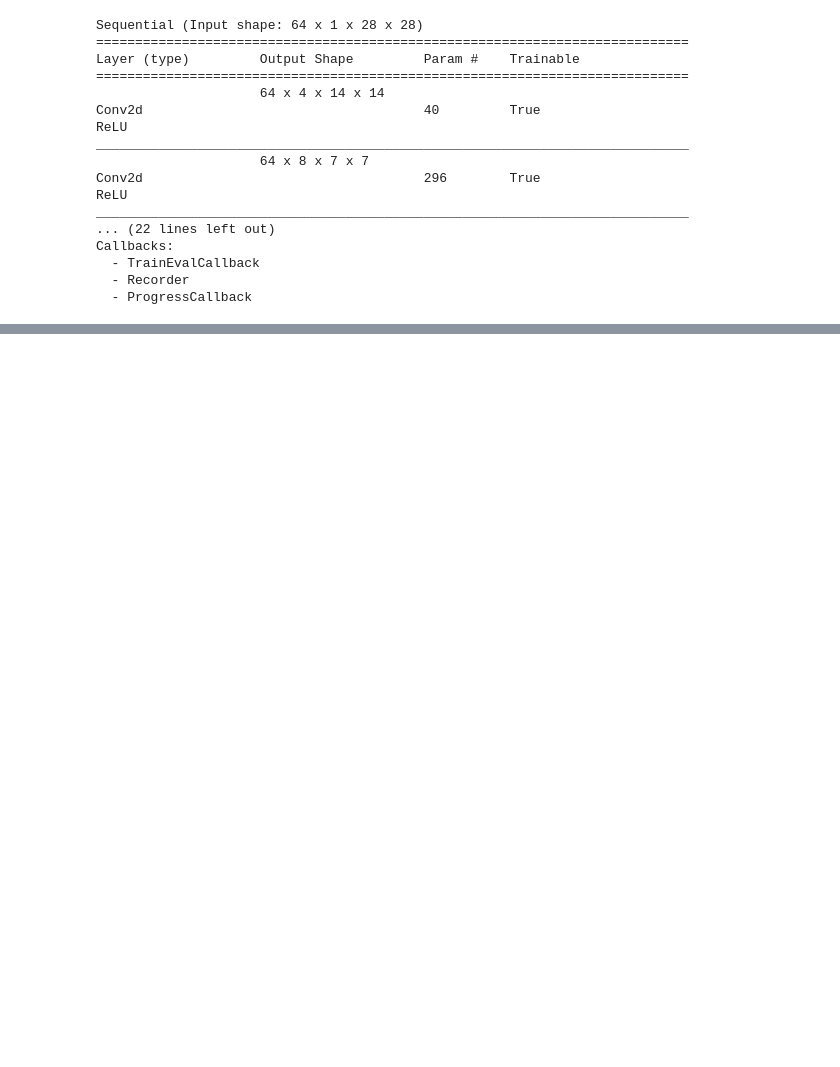
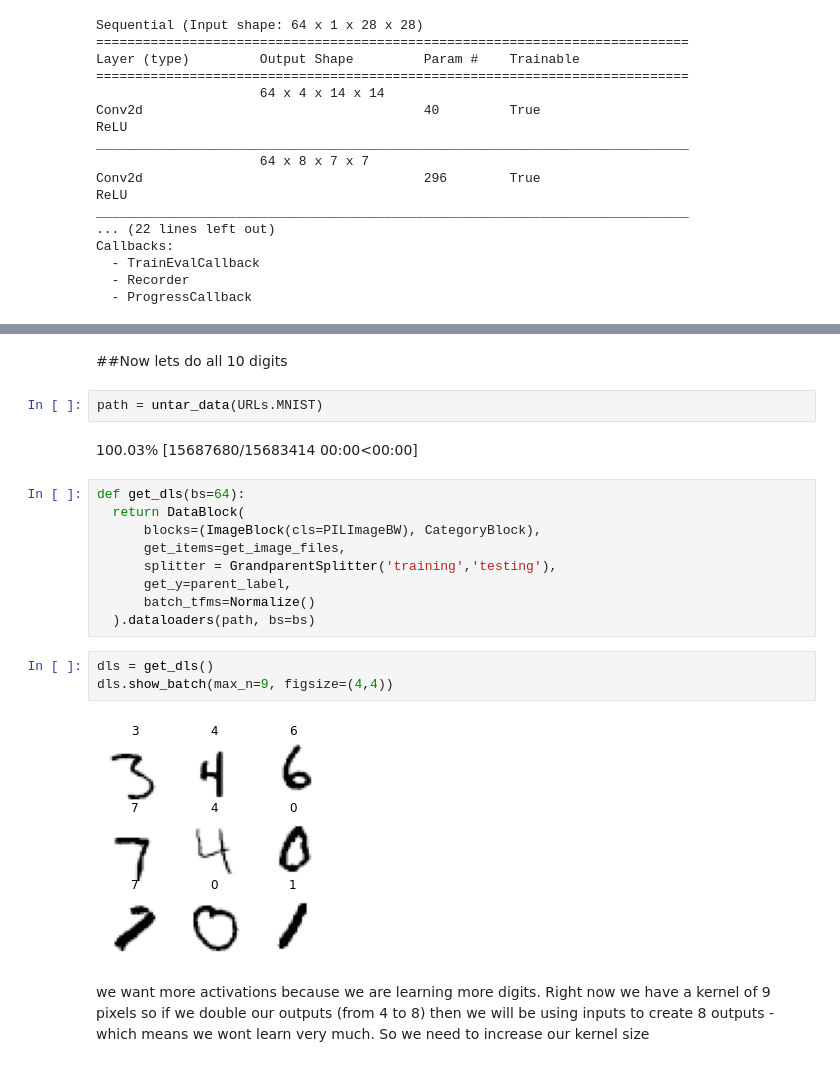
Before and after one commit to steimel60/ML, a Jupyter notebook: DeepLearning/CNNs.ipynb, the cells around one changed output, grey strips where cells are left out. Cells and saved outputs as stored; diff of their text form; blank space fills up the shorter version.

```diff
--- a/DeepLearning/CNNs.ipynb
+++ b/DeepLearning/CNNs.ipynb
@@ -183,0 +184,22 @@ learn.fit_one_cycle(2, .01)
+# %% [markdown]
+##Now lets do all 10 digits
+# %%
+path = untar_data(URLs.MNIST)
+# %% [output]
+100.03% [15687680/15683414 00:00<00:00]
+# %%
+def get_dls(bs=64):
+  return DataBlock(
+      blocks=(ImageBlock(cls=PILImageBW), CategoryBlock),
+      get_items=get_image_files,
+      splitter = GrandparentSplitter('training','testing'),
+      get_y=parent_label,
+      batch_tfms=Normalize()
+  ).dataloaders(path, bs=bs)
+# %%
+dls = get_dls()
+dls.show_batch(max_n=9, figsize=(4,4))
+# %% [output]
+[figure, added]
+# %% [markdown]
+we want more activations because we are learning more digits. Right now we have a kernel of 9 pixels so if we double our outputs (from 4 to 8) then we will be using  inputs to create 8 outputs - which means we wont learn very much. So we need to increase our kernel size
```
Also changed, not shown: parts of 18 cells of this notebook.
